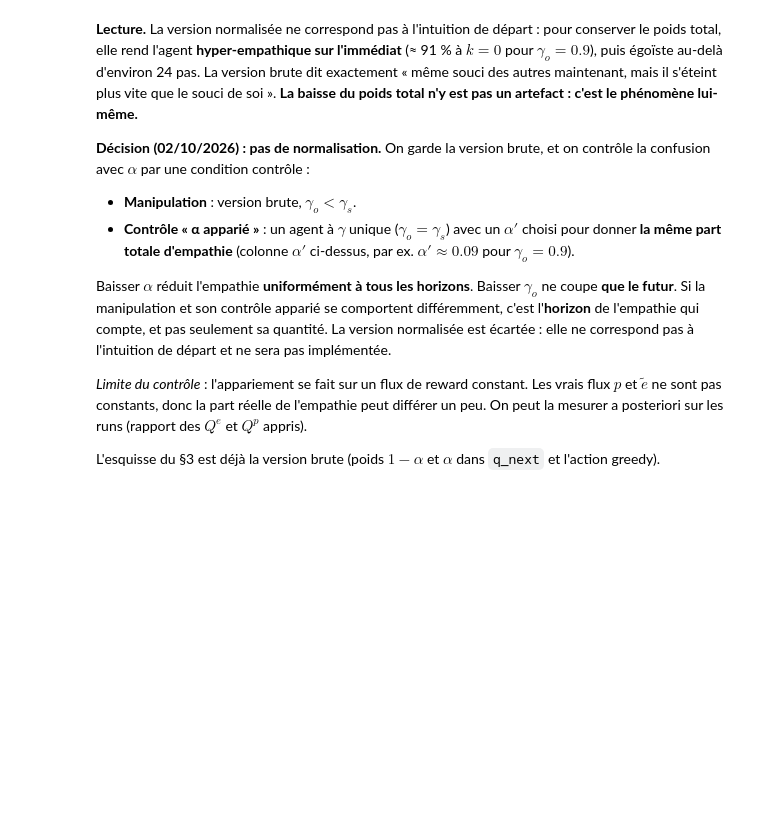
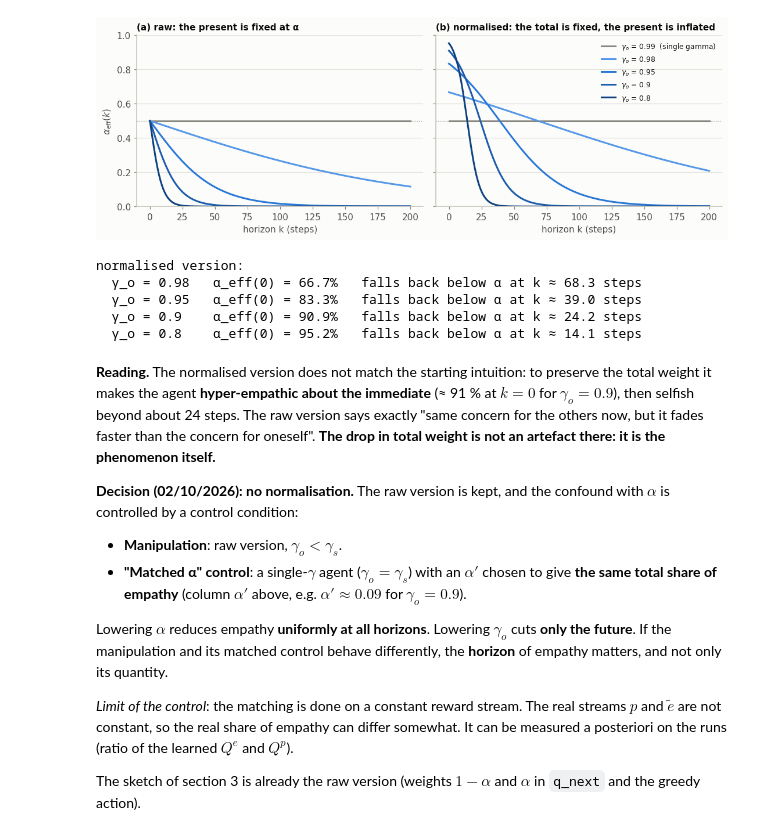
Before and after one commit to EvannR/ISIR, a Jupyter notebook: 03_GT/analysis/analysis_01_social_discount_factor.ipynb, the cells around one changed output. Cells and saved outputs as stored; diff of their text form; code cells hidden in the pictures; blank space fills up the shorter version.

```diff
--- a/03_GT/analysis/analysis_01_social_discount_factor.ipynb
+++ b/03_GT/analysis/analysis_01_social_discount_factor.ipynb
@@ -231,8 +228,8 @@ $\alpha(1-\gamma_o)\,\gamma_o^{\,k}\,\delta$ en normalisé. Les deux versions **
 # %%
-# part de l'empathie dans le poids total, pour un flux de reward constant de 1,
-# et α' qu'il faudrait à un agent à γ unique (= γ_s) pour avoir la même part
+# share of empathy in the total weight, for a constant reward stream of 1, and the alpha' a
+# single-gamma agent (= gamma_s) would need to have the same share
 for g_o in GAMMA_OTHERS:
     raw_s, raw_o = (1 - ALPHA) / (1 - GAMMA_SELF), ALPHA / (1 - g_o)
     share_raw = raw_o / (raw_s + raw_o)
-    print(f"γ_o = {g_o:<5}  part de l'empathie : brute = {share_raw:5.1%}   normalisée = {ALPHA:5.1%}"
-          f"   →  α' apparié = {share_raw:.3f}")
+    print(f"γ_o = {g_o:<5}  share of empathy: raw = {share_raw:5.1%}   normalised = {ALPHA:5.1%}"
+          f"   ->  matched α' = {share_raw:.3f}")
@@ -239,55 +242,61 @@ for g_o in GAMMA_OTHERS:
 # %%
 def alpha_eff_norm(k, alpha, g_s, g_o):
-    # même chose que alpha_eff, avec chaque tête ramenée à une reward moyenne par pas
+    # same as alpha_eff, with each head brought back to a mean reward per step
     w_o = alpha * (1 - g_o) * g_o ** k
     w_s = (1 - alpha) * (1 - g_s) * g_s ** k
     return w_o / (w_s + w_o)
 
 def crossover(g_s, g_o):
-    # horizon où la version normalisée repasse sous α : (1-γ_o)γ_o^k = (1-γ_s)γ_s^k
+    # horizon where the normalised version falls back below alpha: (1-g_o)g_o^k = (1-g_s)g_s^k
     return np.log((1 - g_s) / (1 - g_o)) / np.log(g_o / g_s)
 
 fig, axes = plt.subplots(1, 2, figsize=(10, 3.6), sharey=True)
-for ax, fn, title in [(axes[0], alpha_eff, "(a) brute : le présent est fixé à α"),
-                      (axes[1], alpha_eff_norm, "(b) normalisée : le total est fixé, le présent est gonflé")]:
+for ax, fn, title in [(axes[0], alpha_eff, "(a) raw: the present is fixed at α"),
+                      (axes[1], alpha_eff_norm, "(b) normalised: the total is fixed, the present is inflated")]:
     for g_o, c in zip(GAMMA_OTHERS, colors):
-        label = rf"$\gamma_o$ = {g_o}" + ("  (actuel)" if g_o == GAMMA_SELF else "")
+        label = rf"$\gamma_o$ = {g_o}" + ("  (single gamma)" if g_o == GAMMA_SELF else "")
         ax.plot(k, fn(k, ALPHA, GAMMA_SELF, g_o), color=c, lw=2, label=label)
     ax.axhline(ALPHA, color=INK["muted"], lw=0.8, ls=":")
     ax.set_title(title, loc="left", fontsize=10, color=INK["primary"])
-    ax.set_xlabel("horizon k (pas)")
+    ax.set_xlabel("horizon k (steps)")
 axes[0].set_ylabel(r"$\alpha_{\mathrm{eff}}(k)$")
 axes[0].set_ylim(0, 1.0)
 axes[1].legend(frameon=False, fontsize=8)
 plt.tight_layout()
 plt.show()
 
-print("version normalisée :")
+print("normalised version:")
 for g_o in GAMMA_OTHERS[1:]:
     print(f"  γ_o = {g_o:<5}  α_eff(0) = {alpha_eff_norm(0, ALPHA, GAMMA_SELF, g_o):5.1%}"
-          f"   repasse sous α à k ≈ {crossover(GAMMA_SELF, g_o):4.1f} pas")
+          f"   falls back below α at k ≈ {crossover(GAMMA_SELF, g_o):4.1f} steps")
+# %% [output]
+[figure, added]
+normalised version:
+  γ_o = 0.98   α_eff(0) = 66.7%   falls back below α at k ≈ 68.3 steps
+  γ_o = 0.95   α_eff(0) = 83.3%   falls back below α at k ≈ 39.0 steps
+  γ_o = 0.9    α_eff(0) = 90.9%   falls back below α at k ≈ 24.2 steps
+  γ_o = 0.8    α_eff(0) = 95.2%   falls back below α at k ≈ 14.1 steps
 # %% [markdown]
-**Lecture.** La version normalisée ne correspond pas à l'intuition de départ : pour conserver le
-poids total, elle rend l'agent **hyper-empathique sur l'immédiat** (≈ 91 % à $k=0$ pour $\gamma_o = 0.9$), puis
-égoïste au-delà d'environ 24 pas. La version brute dit exactement « même souci des autres
-maintenant, mais il s'éteint plus vite que le souci de soi ». **La baisse du poids total n'y est pas
-un artefact : c'est le phénomène lui-même.**
+**Reading.** The normalised version does not match the starting intuition: to preserve the total
+weight it makes the agent **hyper-empathic about the immediate** (≈ 91 % at $k=0$ for $\gamma_o = 0.9$), then
+selfish beyond about 24 steps. The raw version says exactly "same concern for the others now, but it
+fades faster than the concern for oneself". **The drop in total weight is not an artefact there: it
+is the phenomenon itself.**
 
-**Décision (02/10/2026) : pas de normalisation.** On garde la version brute, et on contrôle la
-confusion avec $\alpha$ par une condition contrôle :
+**Decision (02/10/2026): no normalisation.** The raw version is kept, and the confound with $\alpha$ is
+controlled by a control condition:
 
-- **Manipulation** : version brute, $\gamma_o < \gamma_s$.
-- **Contrôle « α apparié »** : un agent à $\gamma$ unique ($\gamma_o = \gamma_s$) avec un $\alpha'$ choisi pour donner **la même
-  part totale d'empathie** (colonne $\alpha'$ ci-dessus, par ex. $\alpha' \approx 0.09$ pour $\gamma_o = 0.9$).
+- **Manipulation**: raw version, $\gamma_o < \gamma_s$.
+- **"Matched α" control**: a single-$\gamma$ agent ($\gamma_o = \gamma_s$) with an $\alpha'$ chosen to give **the same total
+  share of empathy** (column $\alpha'$ above, e.g. $\alpha' \approx 0.09$ for $\gamma_o = 0.9$).
 
-Baisser $\alpha$ réduit l'empathie **uniformément à tous les horizons**. Baisser $\gamma_o$ ne coupe **que le futur**.
-Si la manipulation et son contrôle apparié se comportent différemment, c'est l'**horizon** de
-l'empathie qui compte, et pas seulement sa quantité. La version normalisée est écartée : elle ne correspond pas
-à l'intuition de départ et ne sera pas implémentée.
+Lowering $\alpha$ reduces empathy **uniformly at all horizons**. Lowering $\gamma_o$ cuts **only the future**. If
+the manipulation and its matched control behave differently, the **horizon** of empathy matters, and
+not only its quantity.
 
-*Limite du contrôle* : l'appariement se fait sur un flux de reward constant. Les vrais flux $p$ et $\tilde e$
-ne sont pas constants, donc la part réelle de l'empathie peut différer un peu. On peut la mesurer
-a posteriori sur les runs (rapport des $Q^e$ et $Q^p$ appris).
+*Limit of the control*: the matching is done on a constant reward stream. The real streams $p$ and
+$\tilde e$ are not constant, so the real share of empathy can differ somewhat. It can be measured a
+posteriori on the runs (ratio of the learned $Q^e$ and $Q^p$).
 
-L'esquisse du §3 est déjà la version brute (poids $1-\alpha$ et $\alpha$ dans `q_next` et l'action greedy).
+The sketch of section 3 is already the raw version (weights $1-\alpha$ and $\alpha$ in `q_next` and the greedy action).
 # %% [markdown]
```
Also changed, not shown: parts of 19 cells of this notebook.
